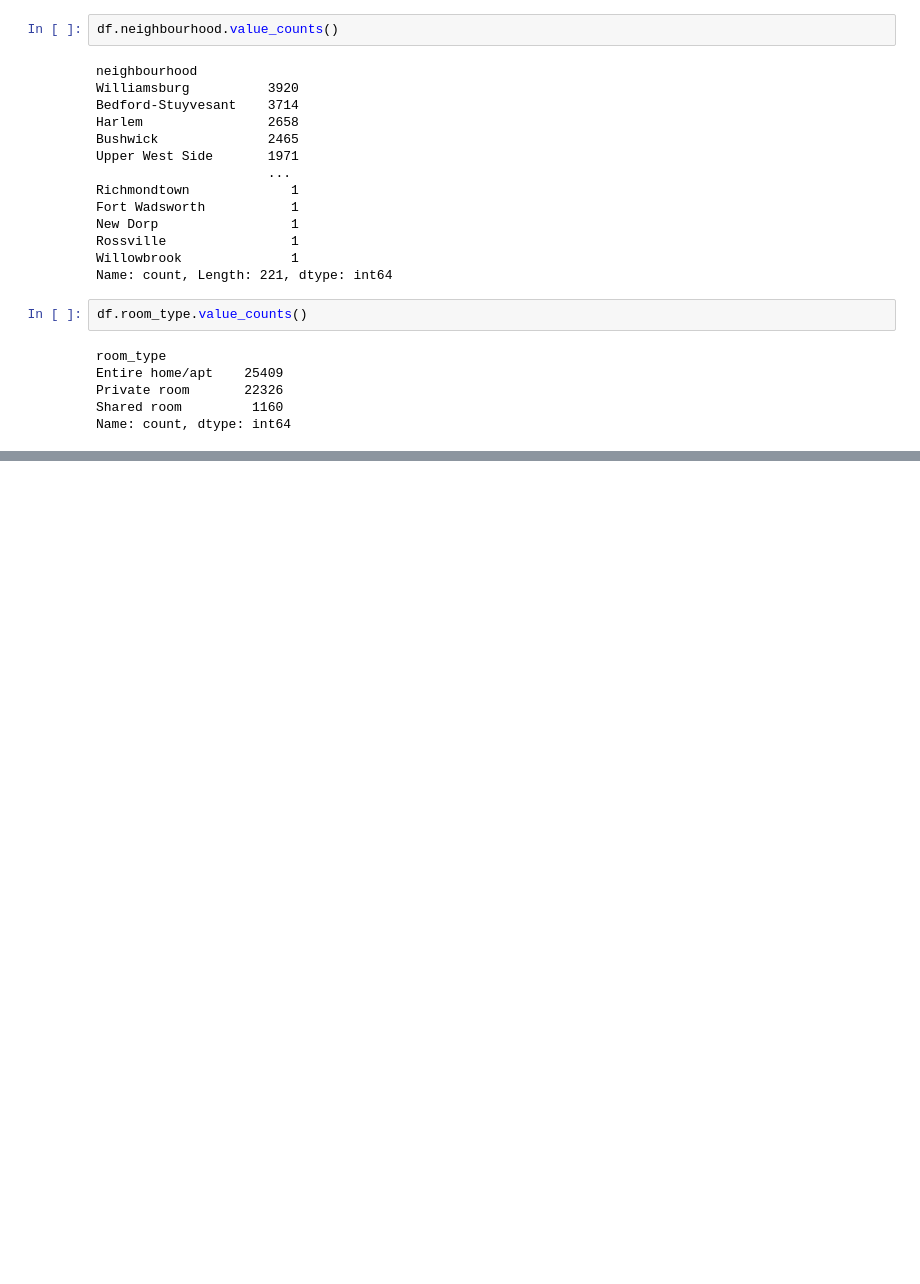
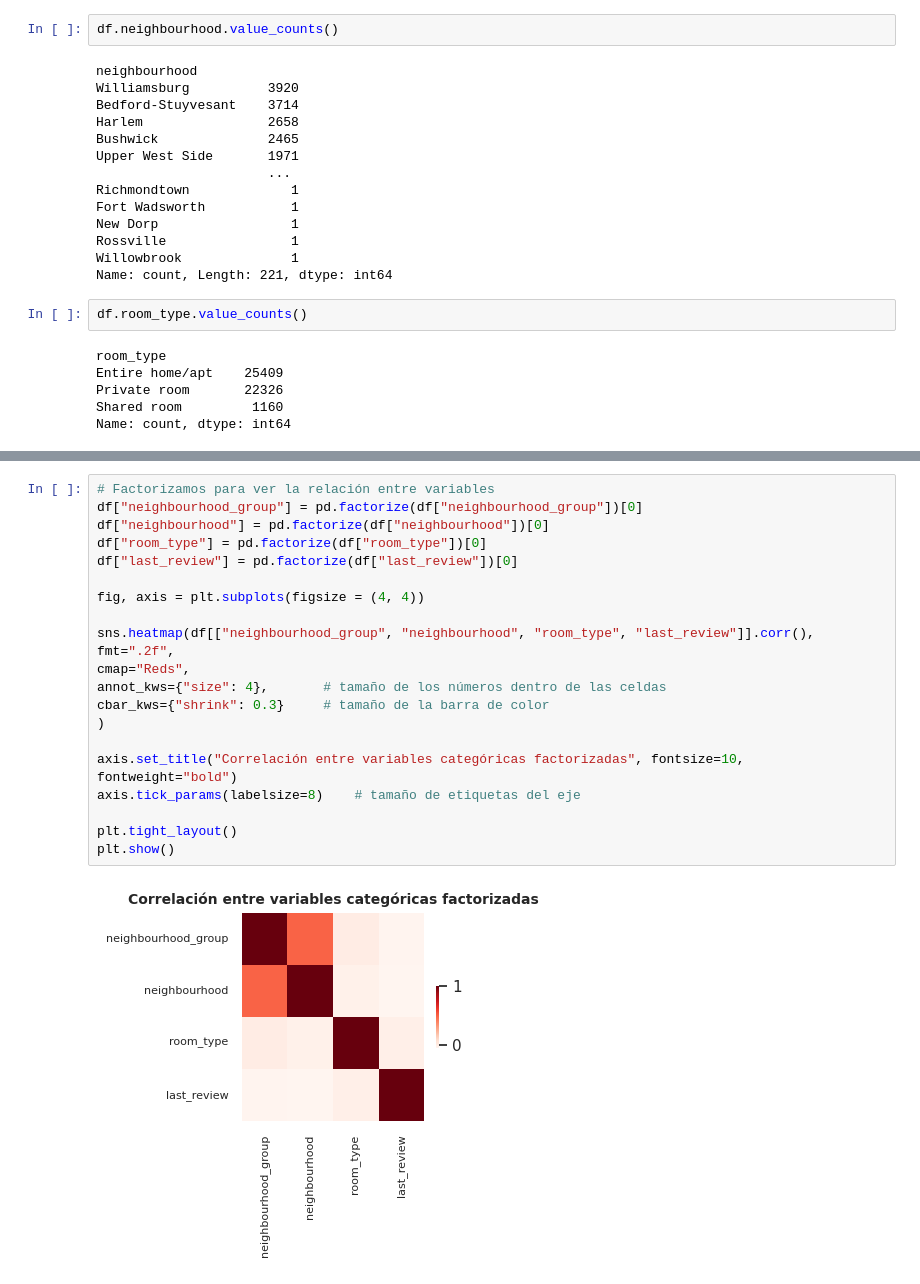
Before and after one commit to 4GeeksAcademy/antonio.romero.machine-learning-python-template, a Jupyter notebook: src/explore.ipynb, the cells around one changed output, grey strips where cells are left out. Saved outputs shown, nothing was run; the diff lists cells and outputs as text; blank space fills up the shorter version.

```diff
--- a/src/explore.ipynb
+++ b/src/explore.ipynb
@@ -481,0 +356,23 @@ preprocess = ColumnTransformer(
+# %%
+# Factorizamos para ver la relación entre variables
+df["neighbourhood_group"] = pd.factorize(df["neighbourhood_group"])[0]
+df["neighbourhood"] = pd.factorize(df["neighbourhood"])[0]
+df["room_type"] = pd.factorize(df["room_type"])[0]
+df["last_review"] = pd.factorize(df["last_review"])[0]
+
+fig, axis = plt.subplots(figsize = (4, 4))
+
+sns.heatmap(df[["neighbourhood_group", "neighbourhood", "room_type", "last_review"]].corr(),
+fmt=".2f",
+cmap="Reds",
+annot_kws={"size": 4},       # tamaño de los números dentro de las celdas
+cbar_kws={"shrink": 0.3}     # tamaño de la barra de color
+)
+
+axis.set_title("Correlación entre variables categóricas factorizadas", fontsize=10, fontweight="bold")
+axis.tick_params(labelsize=8)    # tamaño de etiquetas del eje
+
+plt.tight_layout()
+plt.show()
+# %% [output]
+[figure, added]
```
Also changed, not shown: parts of 36 cells of this notebook.
